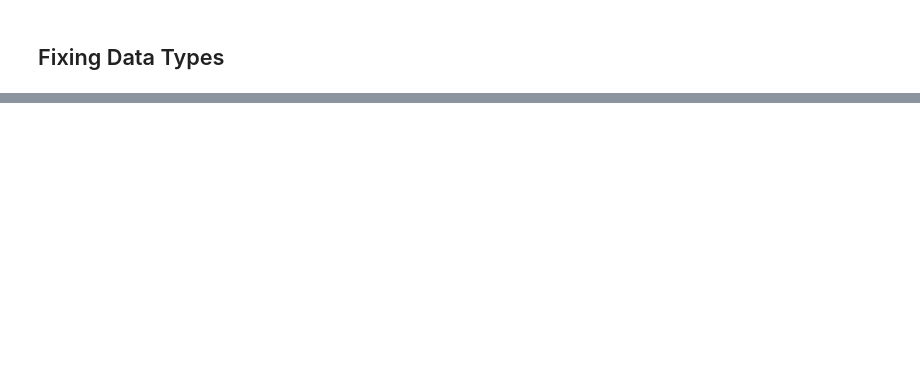
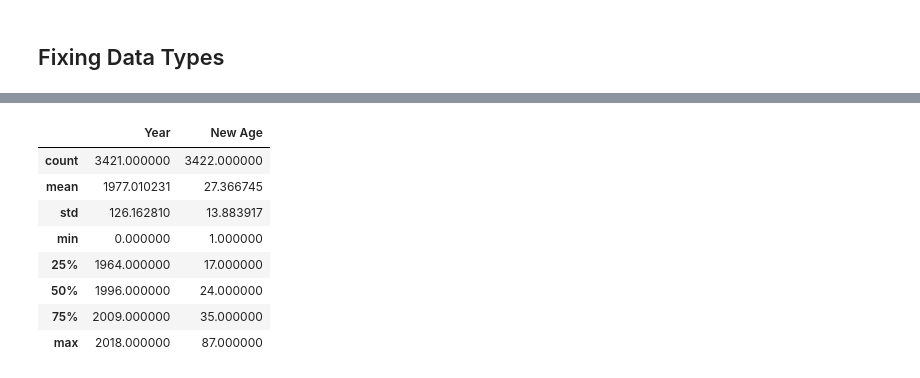
Before and after one commit to diegomdias87/Shark_Attack_Project, a Jupyter notebook: main.ipynb, the cells around one changed output, grey strips where cells are left out. Drawn from its saved outputs; the diff is of its cells as text; code cells hidden in the pictures; blank space fills up the shorter version.

```diff
--- a/main.ipynb
+++ b/main.ipynb
@@ -250,0 +351,12 @@ ValueError: could not convert string to float: '40s'
+# %%
+db2.describe()
+# %% [output]
+|  | Year | New Age |
+| count | 3421.000000 | 3422.000000 |
+| mean | 1977.010231 | 27.366745 |
+| std | 126.162810 | 13.883917 |
+| min | 0.000000 | 1.000000 |
+| 25% | 1964.000000 | 17.000000 |
+| 50% | 1996.000000 | 24.000000 |
+| 75% | 2009.000000 | 35.000000 |
+| max | 2018.000000 | 87.000000 |
```
Also changed, not shown: parts of 26 cells of this notebook.
